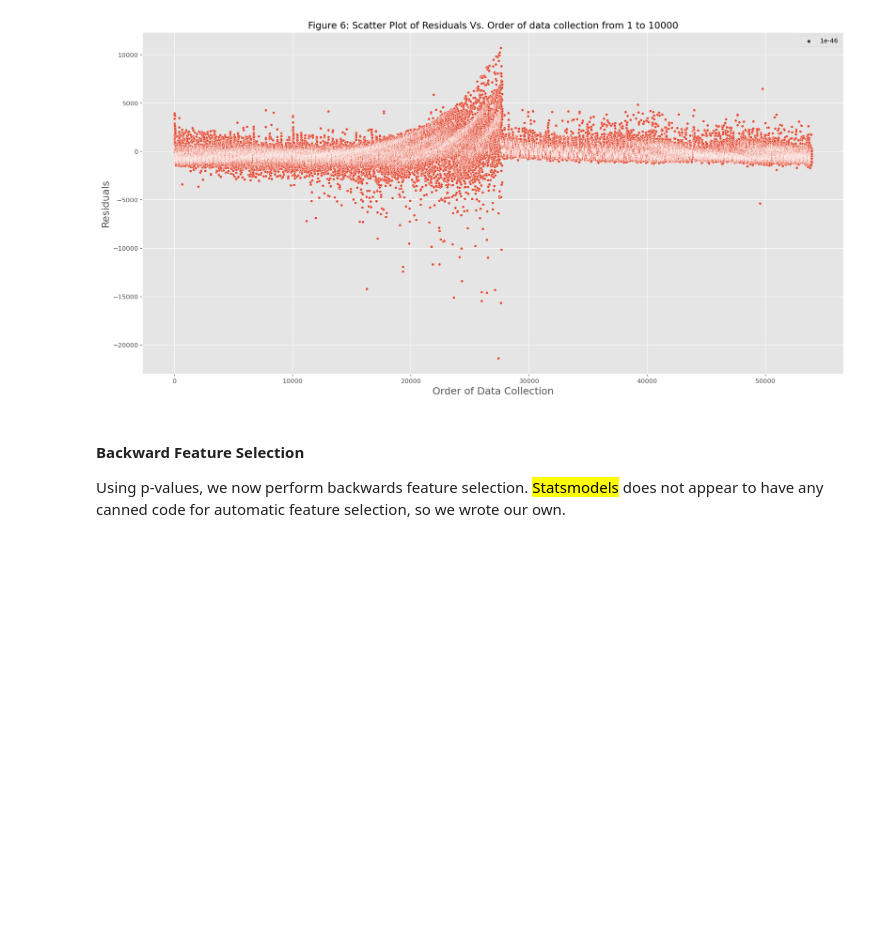
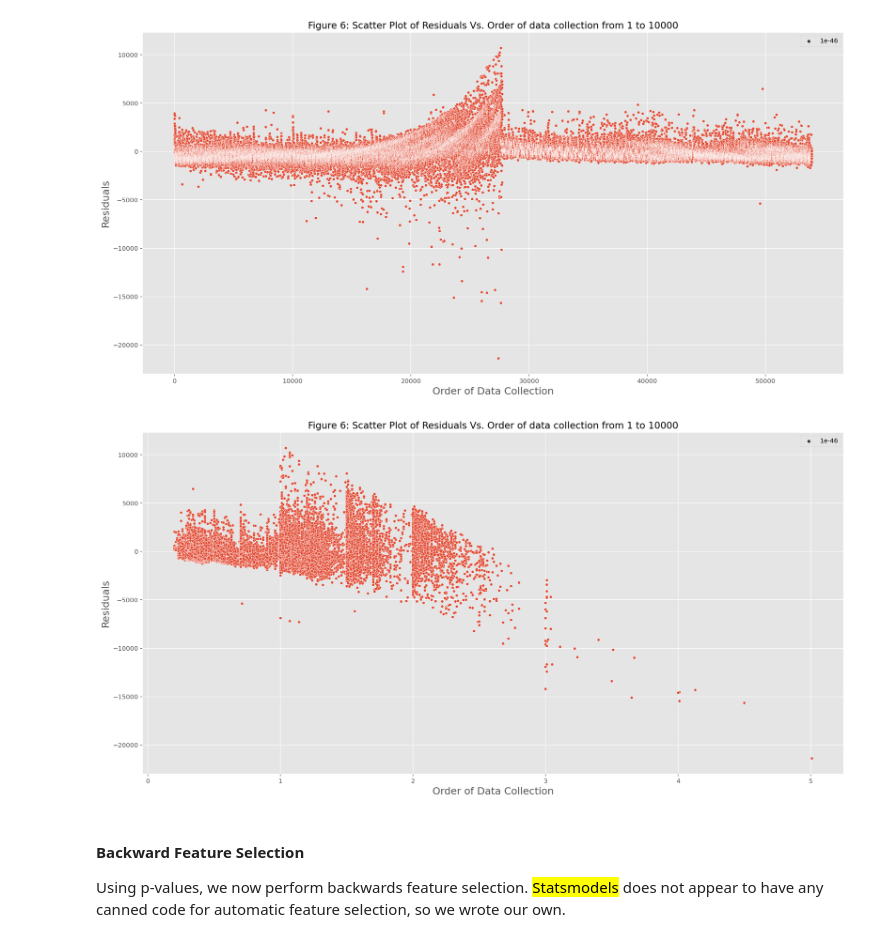
Before and after one commit to s3955624-Chee-Kin-Go/Phase-2, a Jupyter notebook: Phase 2_Group15.ipynb, the cells around one changed output. Cells and saved outputs as stored; diff of their text form; code cells hidden in the pictures; blank space fills up the shorter version.

```diff
--- a/Phase 2_Group15.ipynb
+++ b/Phase 2_Group15.ipynb
@@ -234,6 +234,15 @@ plt.title('Figure 6: Scatter Plot of Residuals Vs. Order of data collection from
 plt.show();
 # %% [output]
 [figure]
+# %%
+plt.figure(figsize=(20,10))
+sns.scatterplot(x = df['carat'], y = residuals_full['residual'], size = .0000000000000000000000000000000000000000000001)
+plt.xlabel('Order of Data Collection', fontsize = 16)
+plt.ylabel('Residuals', fontsize = 16)
+plt.title('Figure 6: Scatter Plot of Residuals Vs. Order of data collection from 1 to 10000', fontsize=15)
+plt.show();
+# %% [output]
+[figure, added]
 # %% [markdown]
 <a id="backward-selection"></a><h4>Backward Feature Selection</h4>
 Using p-values, we now perform backwards feature selection. <mark>Statsmodels</mark> does not appear to have any canned code for automatic feature selection, so we wrote our own.
```
